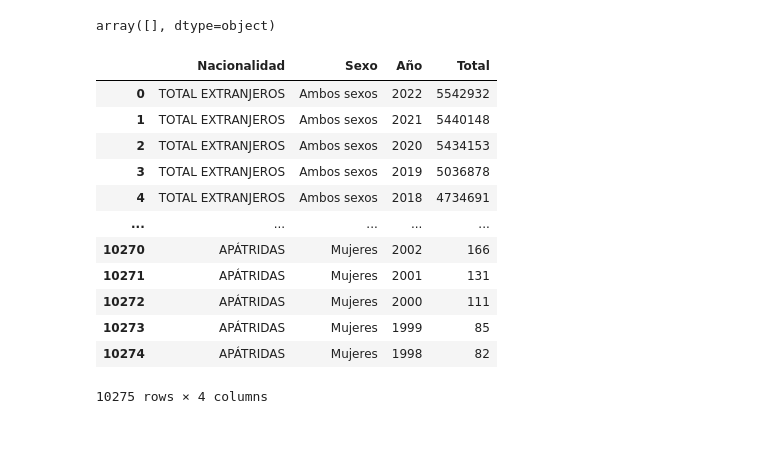
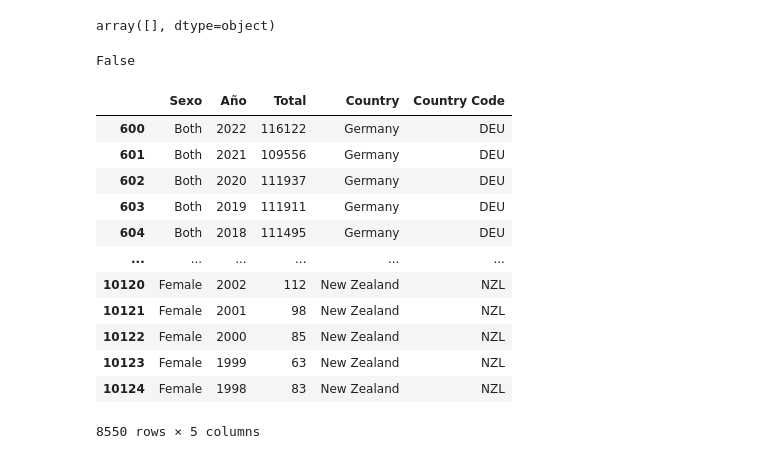
Before and after one commit to ERIDEZ/IFM_TMF, a Jupyter notebook: Notebooks y scripts/Trabajo archivo padron.ipynb, the cells around one changed output. Saved outputs shown, nothing was run; the diff lists cells and outputs as text; code cells hidden in the pictures.

```diff
--- a/Notebooks y scripts/Trabajo archivo padron.ipynb
+++ b/Notebooks y scripts/Trabajo archivo padron.ipynb
@@ -447,18 +484,23 @@ nacional1.loc[nacional1["Country Code"].isnull()]["Country"].unique()
 # %% [output]
 array([], dtype=object)
 # %%
-nacional
+# Comprobamos no inclusión de registros españoles en el dataset
+nacional1['Country Code'].isin(['ESP']).any()
 # %% [output]
-|  | Nacionalidad | Sexo | Año | Total |
-| 0 | TOTAL EXTRANJEROS | Ambos sexos | 2022 | 5542932 |
-| 1 | TOTAL EXTRANJEROS | Ambos sexos | 2021 | 5440148 |
-| 2 | TOTAL EXTRANJEROS | Ambos sexos | 2020 | 5434153 |
-| 3 | TOTAL EXTRANJEROS | Ambos sexos | 2019 | 5036878 |
-| 4 | TOTAL EXTRANJEROS | Ambos sexos | 2018 | 4734691 |
-| ... | ... | ... | ... | ... |
-| 10270 | APÁTRIDAS | Mujeres | 2002 | 166 |
-| 10271 | APÁTRIDAS | Mujeres | 2001 | 131 |
-| 10272 | APÁTRIDAS | Mujeres | 2000 | 111 |
-| 10273 | APÁTRIDAS | Mujeres | 1999 | 85 |
-| 10274 | APÁTRIDAS | Mujeres | 1998 | 82 |
-10275 rows × 4 columns
+False
+# %%
+nacional1
+# %% [output]
+|  | Sexo | Año | Total | Country | Country Code |
+| 600 | Both | 2022 | 116122 | Germany | DEU |
+| 601 | Both | 2021 | 109556 | Germany | DEU |
+| 602 | Both | 2020 | 111937 | Germany | DEU |
+| 603 | Both | 2019 | 111911 | Germany | DEU |
+| 604 | Both | 2018 | 111495 | Germany | DEU |
+| ... | ... | ... | ... | ... | ... |
+| 10120 | Female | 2002 | 112 | New Zealand | NZL |
+| 10121 | Female | 2001 | 98 | New Zealand | NZL |
+| 10122 | Female | 2000 | 85 | New Zealand | NZL |
+| 10123 | Female | 1999 | 63 | New Zealand | NZL |
+| 10124 | Female | 1998 | 83 | New Zealand | NZL |
+8550 rows × 5 columns
```
Also changed, not shown: parts of 22 cells of this notebook.
